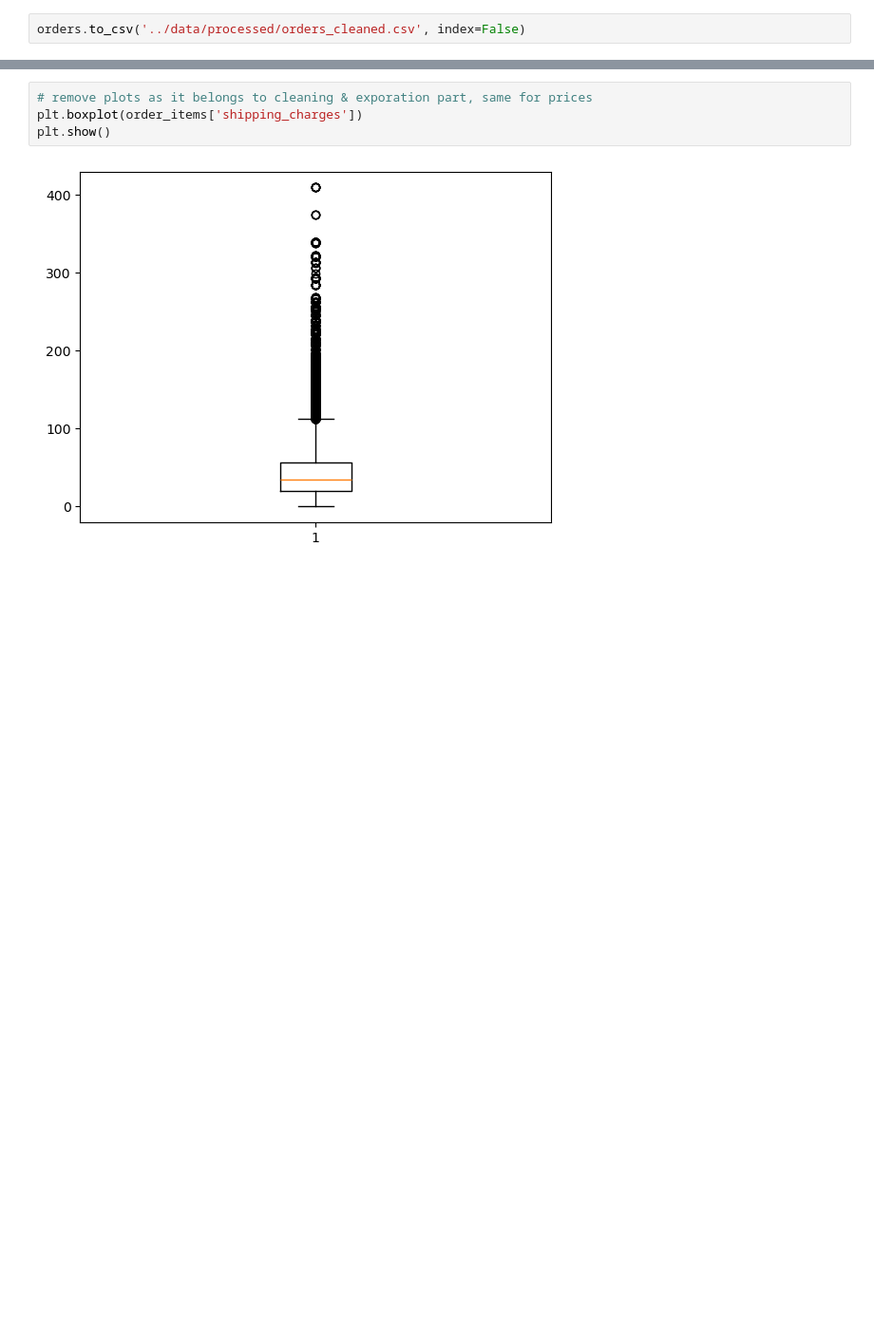
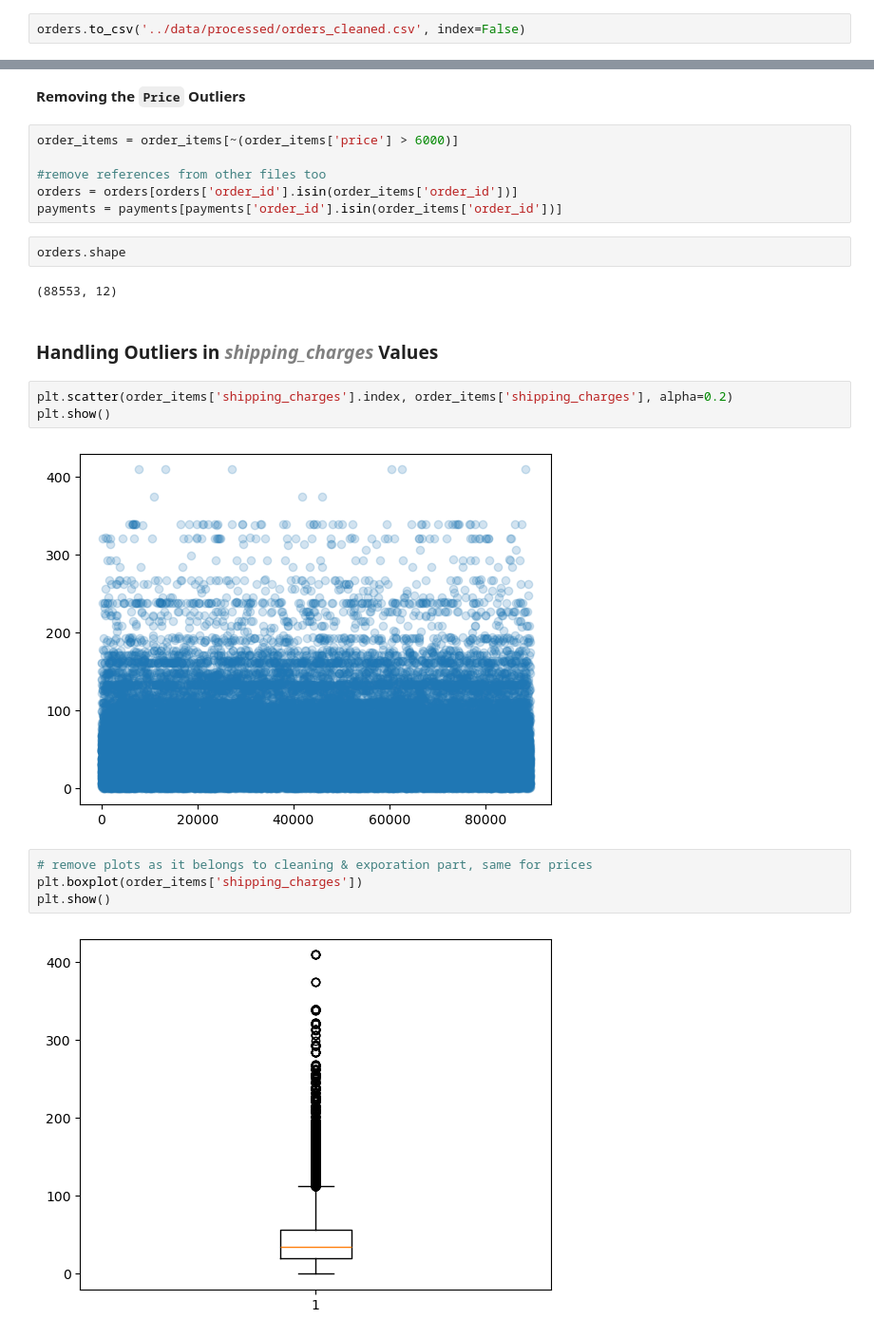
Before and after one commit to JatinY459/ecommerce-data-analysis, a Jupyter notebook: notebooks/02_data_cleaning.ipynb, the cells around one changed output, grey strips where cells are left out. Shown: that part at 95% size. Cells and saved outputs as stored; diff of their text form; blank space fills up the shorter version.

```diff
--- a/notebooks/02_data_cleaning.ipynb
+++ b/notebooks/02_data_cleaning.ipynb
@@ -274,3 +371,22 @@ orders.to_csv('../data/processed/orders_cleaned.csv', index=False)
+# %% [markdown]
+**Removing the `Price` Outliers**
+# %%
+order_items = order_items[~(order_items['price'] > 6000)]
+
+#remove references from other files too
+orders = orders[orders['order_id'].isin(order_items['order_id'])]
+payments = payments[payments['order_id'].isin(order_items['order_id'])]
+# %%
+orders.shape
+# %% [output]
+(88553, 12)
+# %% [markdown]
+### Handling Outliers in <span style='color: gray;'>*shipping_charges*</span> Values
+# %%
+plt.scatter(order_items['shipping_charges'].index, order_items['shipping_charges'], alpha=0.2)
+plt.show()
+# %% [output]
+[figure, added]
 # %%
 # remove plots as it belongs to cleaning & exporation part, same for prices
 plt.boxplot(order_items['shipping_charges'])
```
Also changed, not shown: parts of 20 cells of this notebook.
